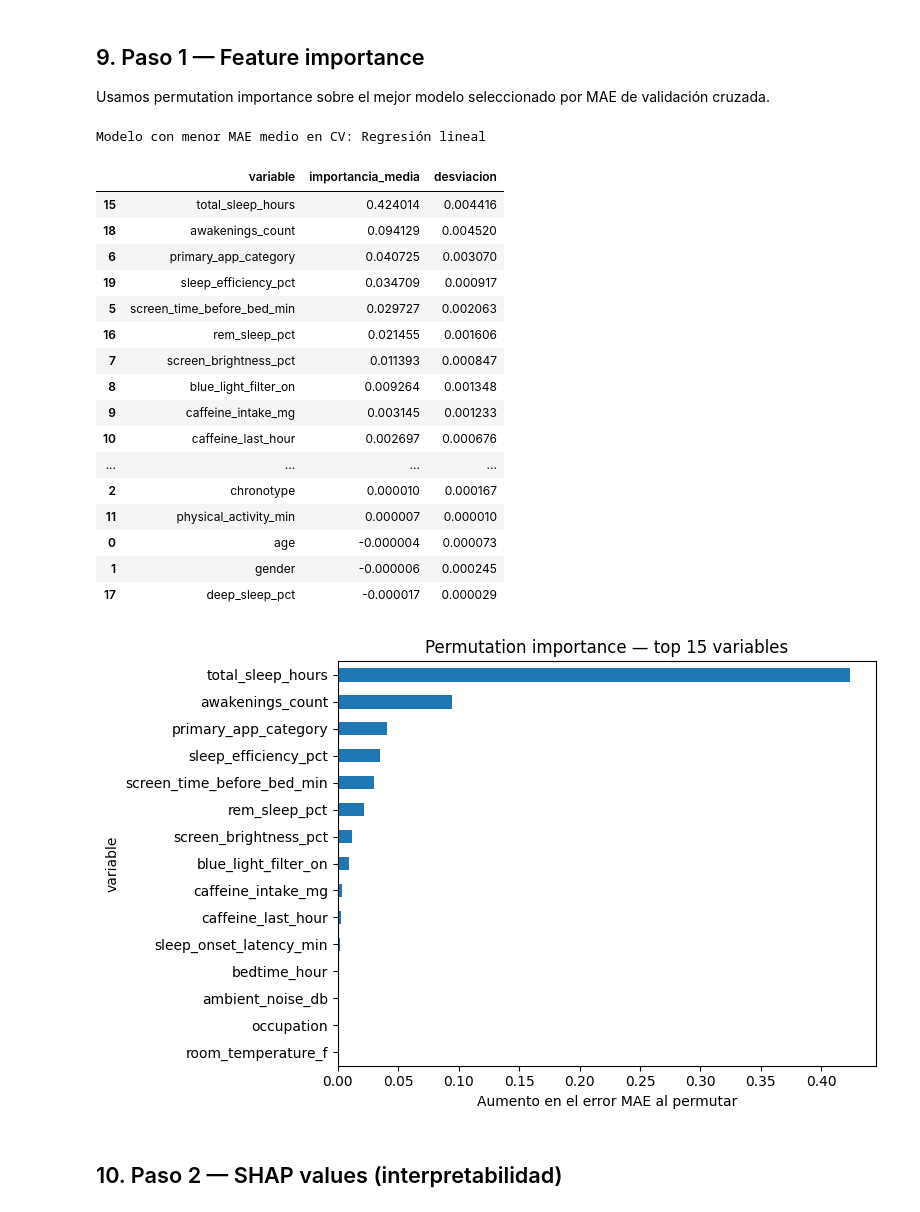
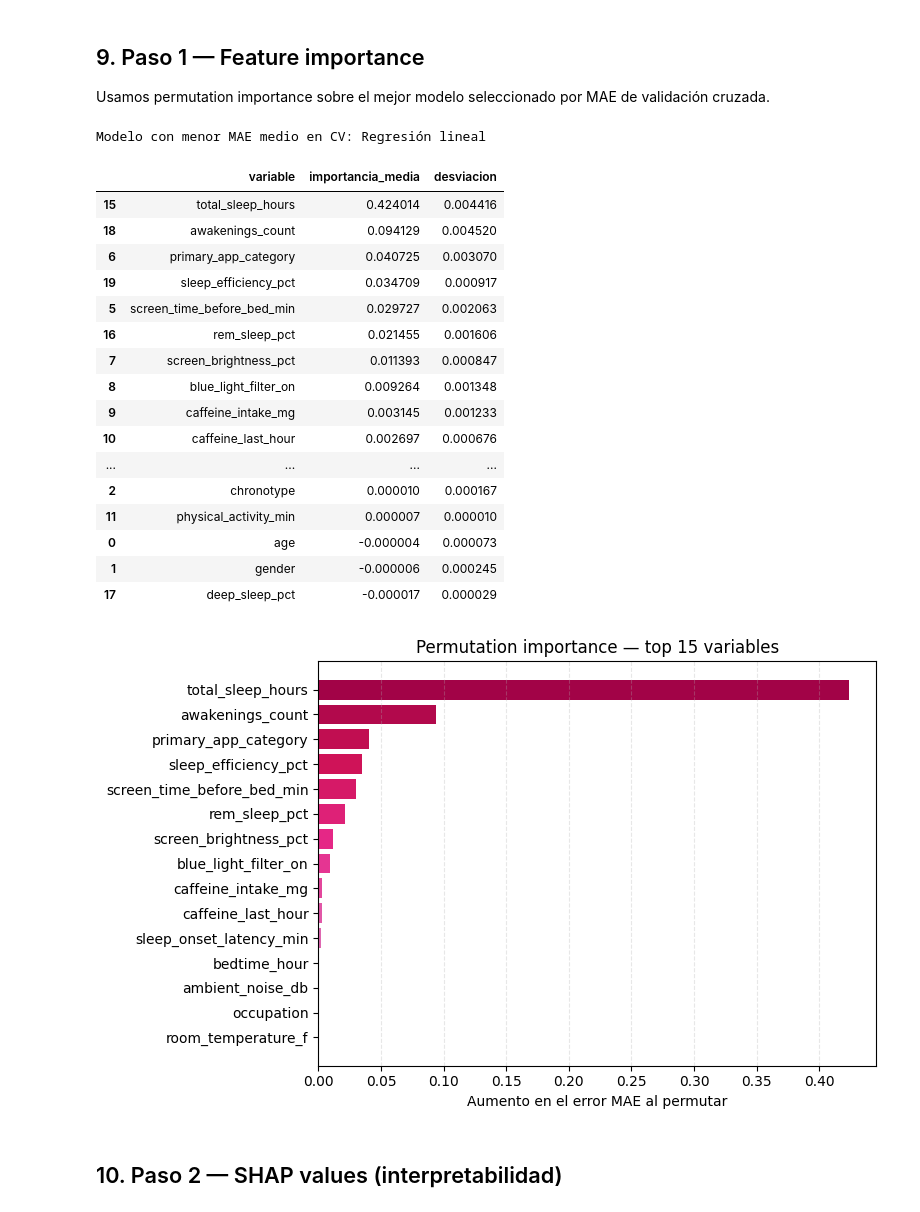
Before and after one commit to nashlypilar-collab/PROYECTO-ENTRE-GRUPAL-, a Jupyter notebook: Proyecto_1_Dataset_Sueno_Prediccion_Fatiga.ipynb, the cells around one changed output. Saved outputs shown, nothing was run; the diff lists cells and outputs as text; code cells hidden in the pictures.

```diff
--- a/Proyecto_1_Dataset_Sueno_Prediccion_Fatiga.ipynb
+++ b/Proyecto_1_Dataset_Sueno_Prediccion_Fatiga.ipynb
@@ -506,42 +523,62 @@ best_model = fitted_models[best_cv_name]
 print("Modelo con menor MAE medio en CV:", best_cv_name)
 
 perm = permutation_importance(
-    best_model, X_test, y_test, scoring="neg_mean_absolute_error",
-    n_repeats=8, random_state=RANDOM_STATE, n_jobs=-1
+    best_model,
+    X_test,
+    y_test,
+    scoring="neg_mean_absolute_error",
+    n_repeats=8,
+    random_state=RANDOM_STATE,
+    n_jobs=-1
 )
+
 importance_df = pd.DataFrame({
     "variable": X_test.columns,
     "importancia_media": perm.importances_mean,
     "desviacion": perm.importances_std
 }).sort_values("importancia_media", ascending=False)
+
 display(importance_df)
 
 plot_df = importance_df.head(15).sort_values("importancia_media")
-ax = plot_df.plot(x="variable", y="importancia_media", kind="barh", legend=False, figsize=(8, 5))
+
+colores = plt.cm.PuRd(
+    np.linspace(0.35, 0.85, len(plot_df))
+)
+
+fig, ax = plt.subplots(figsize=(8, 5))
+ax.barh(
+    plot_df["variable"],
+    plot_df["importancia_media"],
+    color=colores
+)
+
 ax.set_title("Permutation importance — top 15 variables")
 ax.set_xlabel("Aumento en el error MAE al permutar")
+ax.grid(axis="x", linestyle="--", alpha=0.3)
+
 plt.tight_layout()
 plt.show()
 # %% [output]
 Modelo con menor MAE medio en CV: Regresión lineal
 |  | variable | importancia_media | desviacion |
 | 15 | total_sleep_hours | 0.424014 | 0.004416 |
 | 18 | awakenings_count | 0.094129 | 0.004520 |
 | 6 | primary_app_category | 0.040725 | 0.003070 |
 | 19 | sleep_efficiency_pct | 0.034709 | 0.000917 |
 | 5 | screen_time_before_bed_min | 0.029727 | 0.002063 |
 | 16 | rem_sleep_pct | 0.021455 | 0.001606 |
 | 7 | screen_brightness_pct | 0.011393 | 0.000847 |
 | 8 | blue_light_filter_on | 0.009264 | 0.001348 |
 | 9 | caffeine_intake_mg | 0.003145 | 0.001233 |
 | 10 | caffeine_last_hour | 0.002697 | 0.000676 |
 | ... | ... | ... | ... |
 | 2 | chronotype | 0.000010 | 0.000167 |
 | 11 | physical_activity_min | 0.000007 | 0.000010 |
 | 0 | age | -0.000004 | 0.000073 |
 | 1 | gender | -0.000006 | 0.000245 |
 | 17 | deep_sleep_pct | -0.000017 | 0.000029 |
-[figure, old version]
+[figure, new version]
 # %% [markdown]
 ## 10. Paso 2 — SHAP values (interpretabilidad)
 # %%
```
Also changed, not shown: parts of 6 cells of this notebook.
